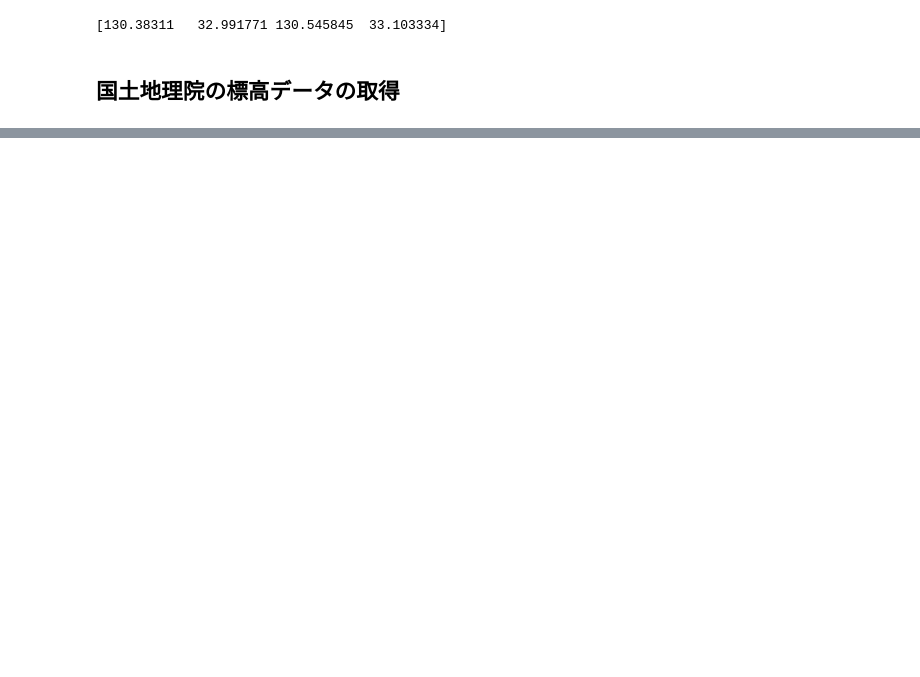
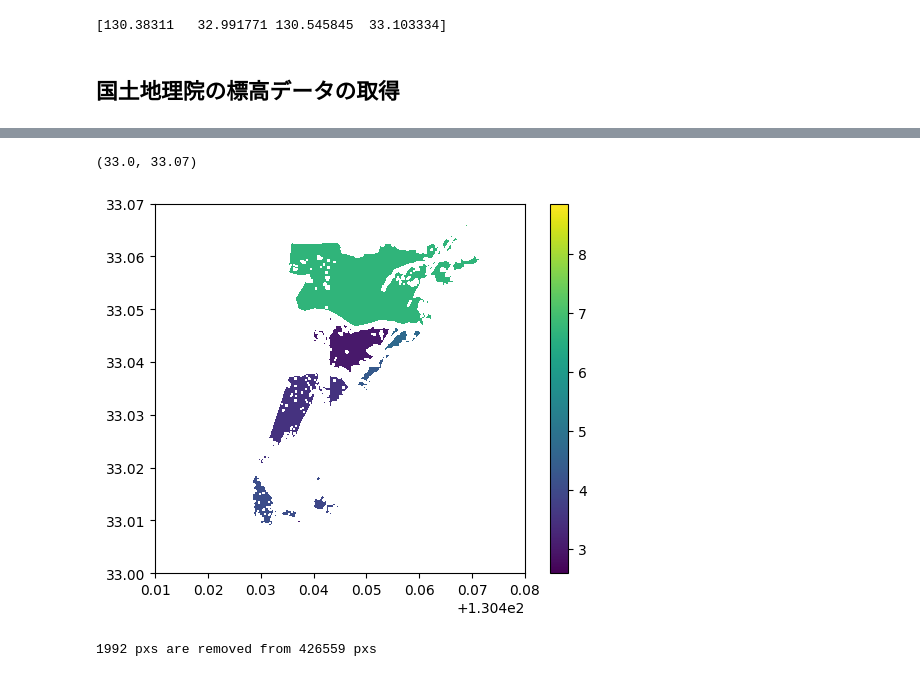
Before and after one commit to eukarya-inc/plateau-2023-uc01-satellite-analytics, a Jupyter notebook: PLATEAU-FloodSAR/s1-s3_GIAJ_FloodArea_Raster.ipynb, the cells around one changed output, grey strips where cells are left out. Drawn from its saved outputs; the diff is of its cells as text; code cells hidden in the pictures; blank space fills up the shorter version.

```diff
--- a/PLATEAU-FloodSAR/s1-s3_GIAJ_FloodArea_Raster.ipynb
+++ b/PLATEAU-FloodSAR/s1-s3_GIAJ_FloodArea_Raster.ipynb
@@ -162,0 +241,25 @@ with rasterio.MemoryFile() as memfile:
+# %%
+wtrdemmap = np.zeros_like(demmap)
+wtrdemmap[bndmap==0] = np.nan
+for ii in np.arange(1, np.max(bndmap)+1):
+  tmplist = demmap[bndmap==ii]
+  tmplist = tmplist[~np.isnan(tmplist)]
+  lq = np.quantile(tmplist, 0.25)
+  hq = np.quantile(tmplist, 0.75)
+  #lb = lq - 1.5 * (hq - lq)
+  hb = hq + 1.5 * (hq - lq)
+  inlist = tmplist[tmplist<=hb]
+  maxdem = np.nanmax(inlist)
+  #maxdem = np.nanmax(tmplist)
+  #maxdem = np.quantile(tmplist,0.99)
+  #maxdem = np.max([np.nanmax(inlist), np.quantile(tmplist,0.99)])
+  wtrdemmap[bndmap==ii] = maxdem
+# %%
+ax = plt.subplot()
+img = plt.imshow(wtrdemmap,extent=[minx, maxx, miny, maxy])
+plt.colorbar()
+ax.set_xlim([130.41, 130.48])
+ax.set_ylim([33.00, 33.07])
+# %% [output]
+(33.0, 33.07)
+[figure, added]
@@ -162,0 +268,4 @@ with rasterio.MemoryFile() as memfile:
+# %%
+print(f"{len(np.where(wtrdpthmap < 0)[0])} pxs are removed from {len(np.where(~np.isnan(wtrdpthmap))[0])} pxs")
+# %% [output]
+1992 pxs are removed from 426559 pxs
```
Also changed, not shown: parts of 23 cells of this notebook, 3 other files.
